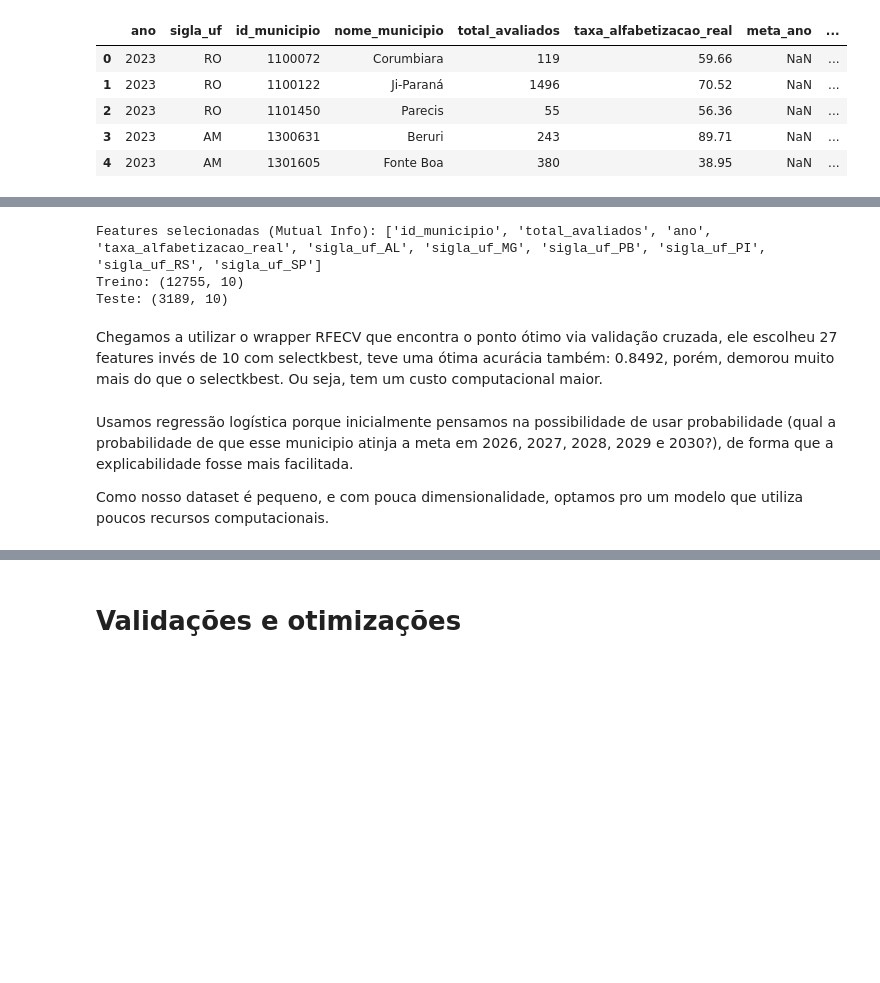
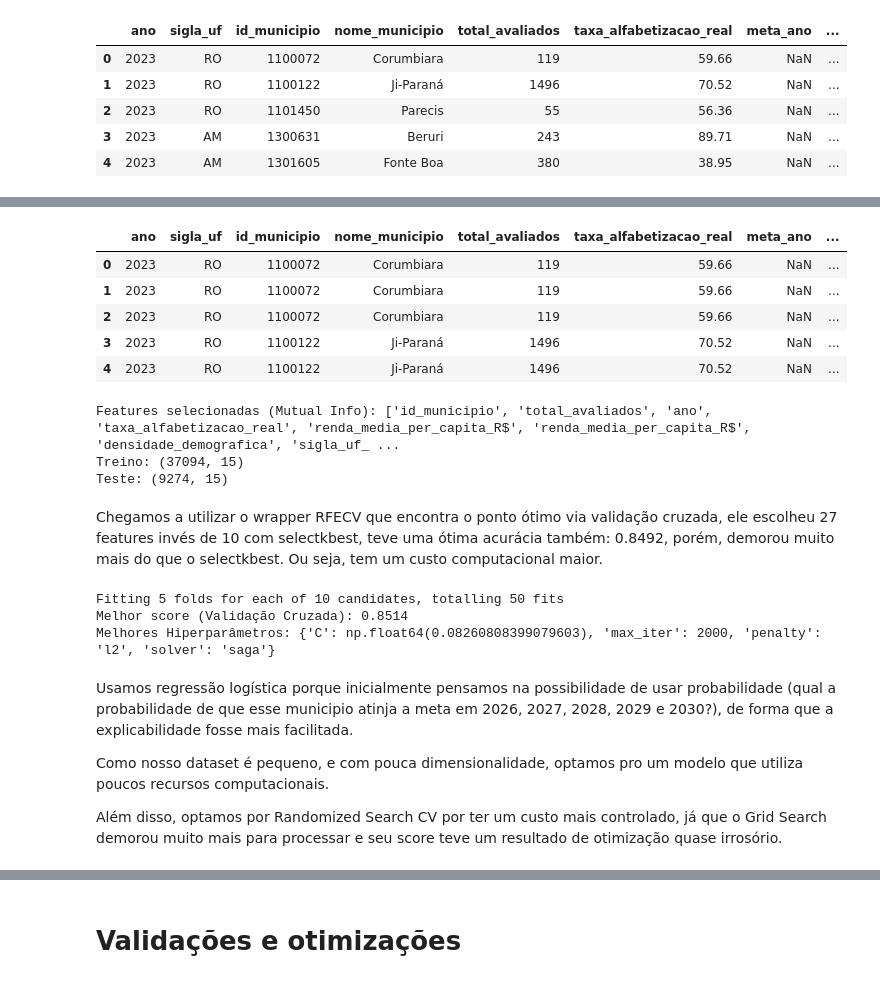
Before and after one commit to jcdematos/fiap-iast-tech-challange-03, a Jupyter notebook: jupyter-notebooks/Modelo_Classificação_Regressao_Logistica_Fase3.ipynb, the cells around one changed output, grey strips where cells are left out. Saved outputs shown, nothing was run; the diff lists cells and outputs as text; code cells hidden in the pictures; blank space fills up the shorter version.

```diff
--- a/jupyter-notebooks/Modelo_Classificação_Regressao_Logistica_Fase3.ipynb
+++ b/jupyter-notebooks/Modelo_Classificação_Regressao_Logistica_Fase3.ipynb
@@ -102,19 +156,32 @@ dados.head(n=5)
 # %%
 # ======================================
 # IMPUTER TRANSFORMER
 # ======================================
 
 #Colunas de meta_ano e desvio_ano não possuem valores para 2023 porque foi o primeiro ano da pesquisa (sem meta para aquele ano específico porque começou naquele momento)
 
 #Não escolhemos SimpleImputer ou KNNImputer porque preencher o desvio ausente com a média dos desvios de quem tinha meta vai inventar um desvio para quem não deveria ter nenhum, e no caso do KNN, ele tentará adivinhar o desvio com base em outros clientes/registros parecidos, violando a regra de negócio de que "sem meta = sem desvio".
 
 # # 1. Preenche o desvio com 0 quando não houver meta
 # dados['desvio_meta'] = dados['desvio_meta'].fillna(0)
 
 # 2. Preenche a meta_ano com um valor sentinela (ex: -1) para não quebrar a regressão
 # dados['meta_ano'] = dados['meta_ano'].fillna(-1)
 
-# dados.head()
+imputer_num = SimpleImputer(strategy='median')
+
+# Aplica apenas nas colunas numéricas
+dados_nulos = ['renda_media_per_capita_R$','renda_media_per_capita_R$','densidade_demografica']
+dados_mais_pib_renda[dados_nulos] = imputer_num.fit_transform(dados_mais_pib_renda[dados_nulos])
+
+dados_mais_pib_renda.head()
+# %% [output]
+|  | ano | sigla_uf | id_municipio | nome_municipio | total_avaliados | taxa_alfabetizacao_real | meta_ano | ... |
+| 0 | 2023 | RO | 1100072 | Corumbiara | 119 | 59.66 | NaN | ... |
+| 1 | 2023 | RO | 1100072 | Corumbiara | 119 | 59.66 | NaN | ... |
+| 2 | 2023 | RO | 1100072 | Corumbiara | 119 | 59.66 | NaN | ... |
+| 3 | 2023 | RO | 1100122 | Ji-Paraná | 1496 | 70.52 | NaN | ... |
+| 4 | 2023 | RO | 1100122 | Ji-Paraná | 1496 | 70.52 | NaN | ... |
 # %%
 # ======================================
 # FEATURE ENGENEERING
@@ -133,10 +200,10 @@ dados.head(n=5)
 # ======================================
 
 #Definição do y
-y_bruto = dados['status_meta']
+y_bruto = dados_mais_pib_renda['status_meta']
 
 #Definição do X
-X_bruto = dados[['id_municipio', 'total_avaliados', 'ano', 'taxa_alfabetizacao_real','sigla_uf']]
+X_bruto = dados_mais_pib_renda[['id_municipio', 'total_avaliados', 'ano', 'taxa_alfabetizacao_real','sigla_uf','renda_media_per_capita_R$','renda_media_per_capita_R$','densidade_demografica']]
 
 #Feature encoding do X
   # Aplicar One-Hot Encoding en sigla_uf (Estado)
@@ -169,7 +236,7 @@ X_test_scaled = scaler.transform(X_test)
 # ======================================
 
 # Mutual Information (escolhida porque é mais versátil, permitindo qualquer feature categórica ou não. Apesar do dataset não ser grande (não possui milhares de observações), a seleção de features vai nos ajudar na interpretabilidade)
-selector = SelectKBest(mutual_info_classif, k=10)
+selector = SelectKBest(mutual_info_classif, k=15)
 
 # Fit e transform no conjunto de treino escalonado
 X_train_selected = selector.fit_transform(X_train_scaled, y_train)
@@ -184,8 +251,8 @@ print('Features selecionadas (Mutual Info):', selected_names.tolist())
 print('Treino:', X_train_selected.shape)
 print('Teste:', X_test_selected.shape)
 # %% [output]
-Features selecionadas (Mutual Info): ['id_municipio', 'total_avaliados', 'ano', 'taxa_alfabetizacao_real', 'sigla_uf_AL', 'sigla_uf_MG', 'sigla_uf_PB', 'sigla_uf_PI', 'sigla_uf_RS', 'sigla_uf_SP']
-Treino: (12755, 10)
-Teste: (3189, 10)
+Features selecionadas (Mutual Info): ['id_municipio', 'total_avaliados', 'ano', 'taxa_alfabetizacao_real', 'renda_media_per_capita_R$', 'renda_media_per_capita_R$', 'densidade_demografica', 'sigla_uf_ ...
+Treino: (37094, 15)
+Teste: (9274, 15)
 # %% [markdown]
 Chegamos a utilizar o wrapper RFECV que encontra o ponto ótimo via validação cruzada, ele escolheu 27 features invés de 10 com selectkbest, teve uma ótima acurácia também: 0.8492, porém, demorou muito mais do que o selectkbest. Ou seja, tem um custo computacional maior.
@@ -202,5 +259,44 @@ predicao = modelo.predict(X_test_scaled)
+# %%
+# # =============================================================================
+# # TREINAMENTO COM REGRESSÃO LOGÍSTICA (OTIMIZADO COM RANDOMIZED SEARCH CV)
+# # =============================================================================
+# 1. Definir o espaço de busca com distribuições contínuas
+param_dist = {
+    'C': loguniform(0.01, 1000),
+    'penalty': ['l1', 'l2'],
+    'solver': ['liblinear', 'saga'],
+    'max_iter': [1000, 2000]
+}
+
+# 2. Instanciar a Regressão Logística
+modelo = LogisticRegression(random_state=42)
+
+# 3. Instanciar o RandomizedSearchCV
+random_search = RandomizedSearchCV(
+    estimator=modelo,
+    param_distributions=param_dist,
+    n_iter=10,
+    cv=5,
+    scoring='f1_weighted',
+    n_jobs=-1,
+    random_state=42,
+    verbose=1
+)
+
+# 4. Executar a busca nos dados normalizados
+random_search.fit(X_train_scaled, y_train)
+
+# 5. Exibir os resultados
+print(f"Melhor score (Validação Cruzada): {random_search.best_score_:.4f}")
+print("Melhores Hiperparâmetros:", random_search.best_params_)
+# %% [output]
+Fitting 5 folds for each of 10 candidates, totalling 50 fits
+Melhor score (Validação Cruzada): 0.8514
+Melhores Hiperparâmetros: {'C': np.float64(0.08260808399079603), 'max_iter': 2000, 'penalty': 'l2', 'solver': 'saga'}
 # %% [markdown]
 Usamos regressão logística porque inicialmente pensamos na possibilidade de usar probabilidade (qual a probabilidade de que esse municipio atinja a meta em 2026, 2027, 2028, 2029 e 2030?), de forma que a explicabilidade fosse mais facilitada.
 
 Como nosso dataset é pequeno, e com pouca dimensionalidade, optamos pro um modelo que utiliza poucos recursos computacionais.
+
+Além disso, optamos por Randomized Search CV por ter um custo mais controlado, já que o Grid Search demorou muito mais para processar e seu score teve um resultado de otimização quase irrosório.
 # %%
```
Also changed, not shown: parts of 7 cells of this notebook.
